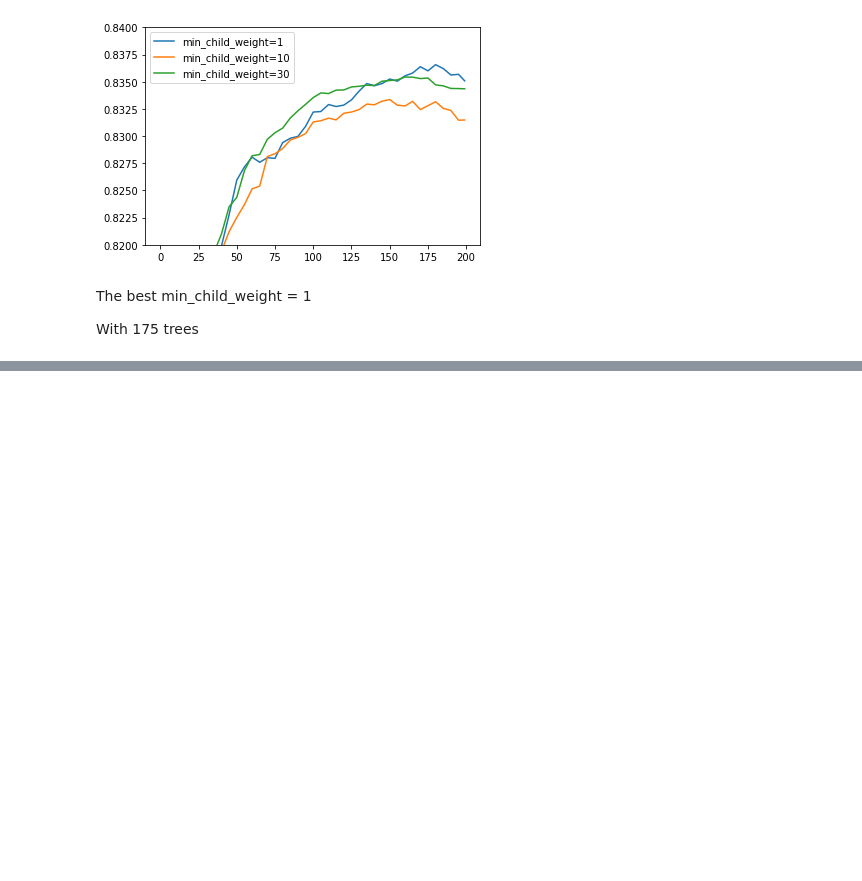
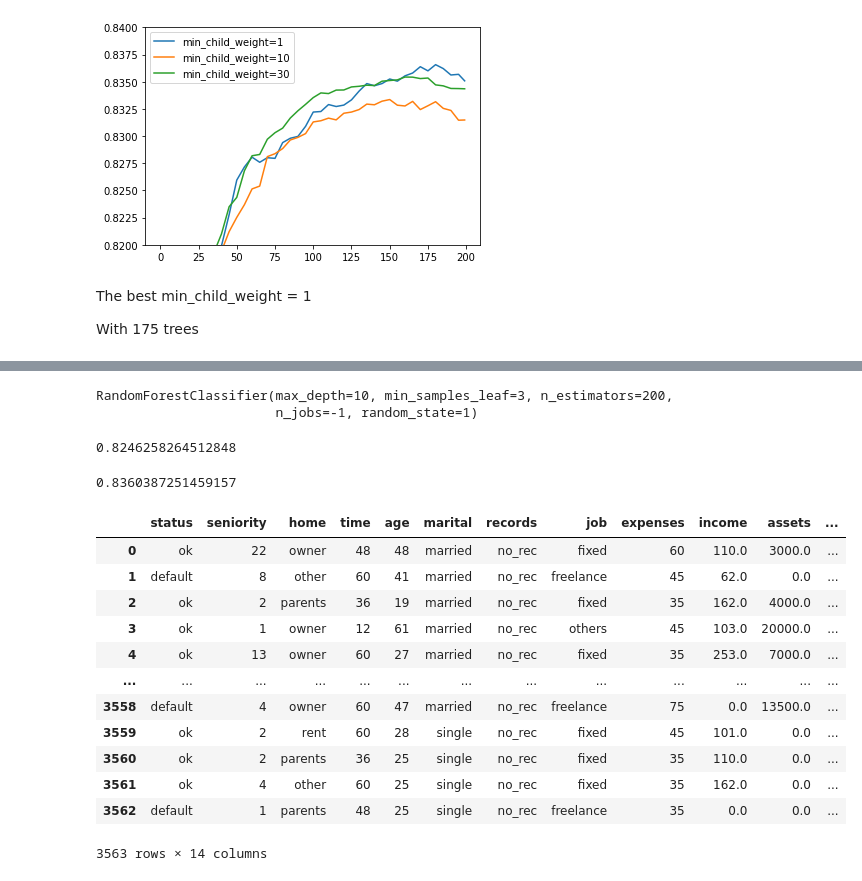
Before and after one commit to 16danielvm/MLZoomCamp_Course_byAlexeygrigorev, a Jupyter notebook: 06_tree/Week6_ Sessions.ipynb, the cells around one changed output, grey strips where cells are left out. Drawn from its saved outputs; the diff is of its cells as text; code cells hidden in the pictures; blank space fills up the shorter version.

Commit message:
Selecting the final model

```diff
--- a/06_tree/Week6_ Sessions.ipynb
+++ b/06_tree/Week6_ Sessions.ipynb
@@ -916,0 +929,11 @@ model = xgb.train(xgb_params, dtrain, num_boost_round = 175)
+# %%
+rf = RandomForestClassifier(n_estimators=n, max_depth=max_depth, min_samples_leaf=min_samples_leaf, random_state=1, n_jobs=-1)
+rf.fit(X_train, y_train)
+# %% [output]
+RandomForestClassifier(max_depth=10, min_samples_leaf=3, n_estimators=200,
+                       n_jobs=-1, random_state=1)
+# %%
+y_pred = rf.predict_proba(X_val)[:,1]
+roc_auc_score(y_val,y_pred)
+# %% [output]
+0.8246258264512848
@@ -916,0 +955,23 @@ model = xgb.train(xgb_params, dtrain, num_boost_round = 175)
+# %%
+y_pred = model.predict(dval)
+roc_auc_score(y_val,y_pred)
+# %% [output]
+0.8360387251459157
+# %%
+df_full_train = df_full_train.reset_index(drop=True)
+# %%
+df_full_train
+# %% [output]
+|  | status | seniority | home | time | age | marital | records | job | expenses | income | assets | ... |
+| 0 | ok | 22 | owner | 48 | 48 | married | no_rec | fixed | 60 | 110.0 | 3000.0 | ... |
+| 1 | default | 8 | other | 60 | 41 | married | no_rec | freelance | 45 | 62.0 | 0.0 | ... |
+| 2 | ok | 2 | parents | 36 | 19 | married | no_rec | fixed | 35 | 162.0 | 4000.0 | ... |
+| 3 | ok | 1 | owner | 12 | 61 | married | no_rec | others | 45 | 103.0 | 20000.0 | ... |
+| 4 | ok | 13 | owner | 60 | 27 | married | no_rec | fixed | 35 | 253.0 | 7000.0 | ... |
+| ... | ... | ... | ... | ... | ... | ... | ... | ... | ... | ... | ... | ... |
+| 3558 | default | 4 | owner | 60 | 47 | married | no_rec | freelance | 75 | 0.0 | 13500.0 | ... |
+| 3559 | ok | 2 | rent | 60 | 28 | single | no_rec | fixed | 45 | 101.0 | 0.0 | ... |
+| 3560 | ok | 2 | parents | 36 | 25 | single | no_rec | fixed | 35 | 110.0 | 0.0 | ... |
+| 3561 | ok | 4 | other | 60 | 25 | single | no_rec | fixed | 35 | 162.0 | 0.0 | ... |
+| 3562 | default | 1 | parents | 48 | 25 | single | no_rec | freelance | 35 | 0.0 | 0.0 | ... |
+3563 rows × 14 columns
```
Also changed, not shown: parts of 17 cells of this notebook.
